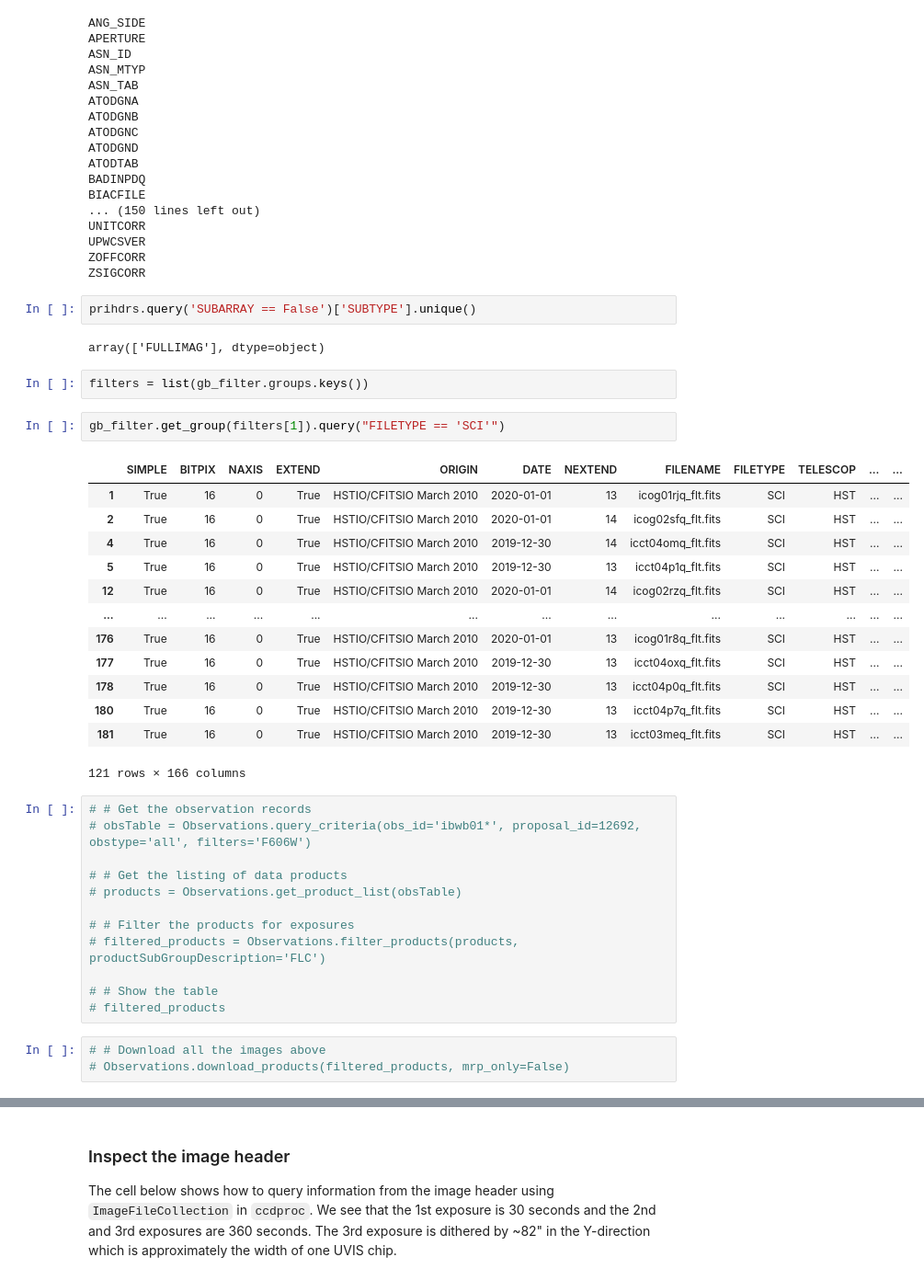
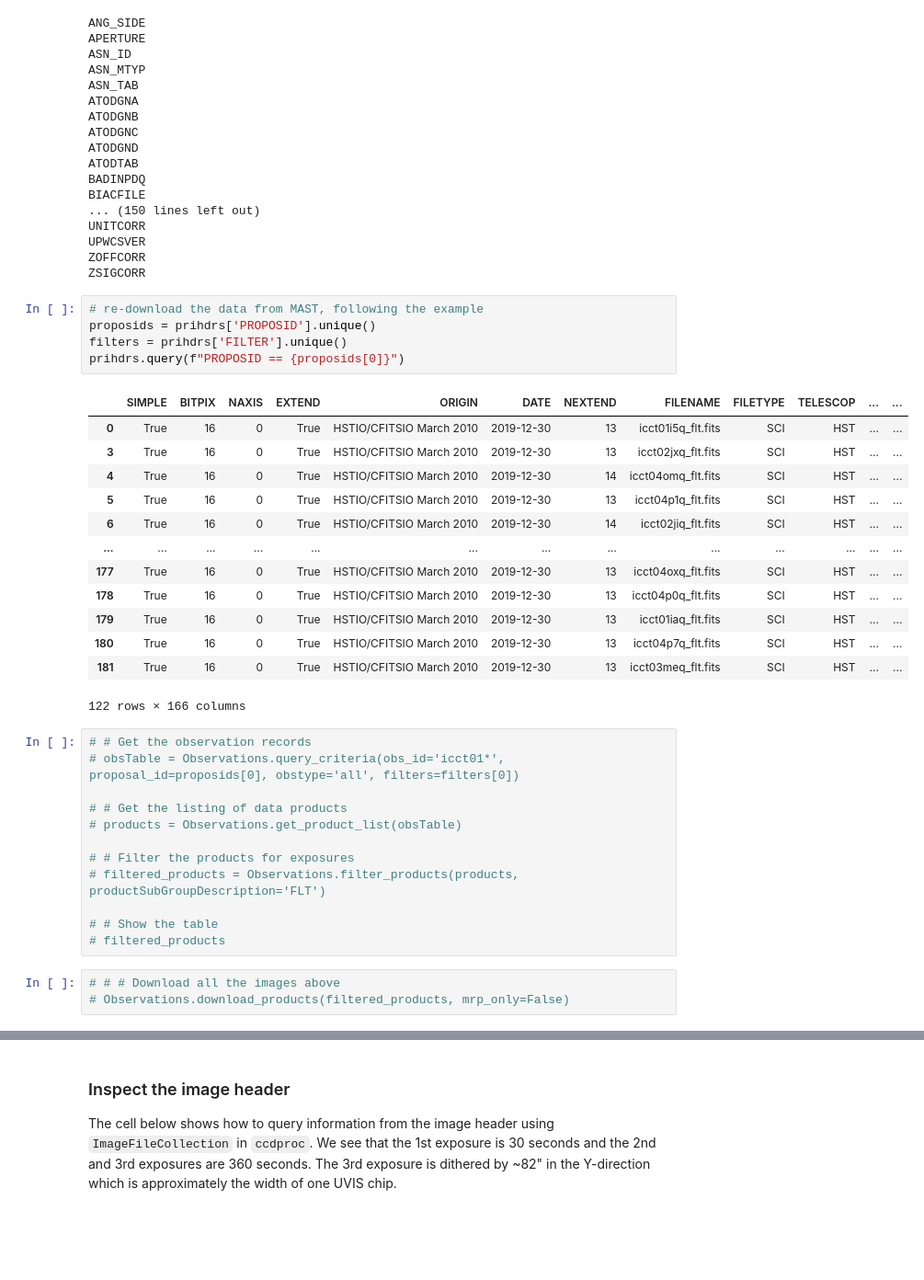
Before and after one commit to aggle/public_wifi, a Jupyter notebook: align_tr14_to_gaia.ipynb, the cells around one changed output, grey strips where cells are left out. Shown: that part at 92% size. Saved outputs shown, nothing was run; the diff lists cells and outputs as text; blank space fills up the shorter version.

```diff
--- a/align_tr14_to_gaia.ipynb
+++ b/align_tr14_to_gaia.ipynb
@@ -91,42 +91,39 @@ UNITCORR
 UPWCSVER
 ZOFFCORR
 ZSIGCORR
-# %%
-prihdrs.query('SUBARRAY == False')['SUBTYPE'].unique()
-# %% [output]
-array(['FULLIMAG'], dtype=object)
-# %%
-filters = list(gb_filter.groups.keys())
-# %%
-gb_filter.get_group(filters[1]).query("FILETYPE == 'SCI'")
-# %% [output]
-|  | SIMPLE | BITPIX | NAXIS | EXTEND | ORIGIN | DATE | NEXTEND | FILENAME | FILETYPE | TELESCOP | ... | ... |
-| 1 | True | 16 | 0 | True | HSTIO/CFITSIO March 2010 | 2020-01-01 | 13 | icog01rjq_flt.fits | SCI | HST | ... | ... |
-| 2 | True | 16 | 0 | True | HSTIO/CFITSIO March 2010 | 2020-01-01 | 14 | icog02sfq_flt.fits | SCI | HST | ... | ... |
-| 4 | True | 16 | 0 | True | HSTIO/CFITSIO March 2010 | 2019-12-30 | 14 | icct04omq_flt.fits | SCI | HST | ... | ... |
-| 5 | True | 16 | 0 | True | HSTIO/CFITSIO March 2010 | 2019-12-30 | 13 | icct04p1q_flt.fits | SCI | HST | ... | ... |
-| 12 | True | 16 | 0 | True | HSTIO/CFITSIO March 2010 | 2020-01-01 | 14 | icog02rzq_flt.fits | SCI | HST | ... | ... |
-| ... | ... | ... | ... | ... | ... | ... | ... | ... | ... | ... | ... | ... |
-| 176 | True | 16 | 0 | True | HSTIO/CFITSIO March 2010 | 2020-01-01 | 13 | icog01r8q_flt.fits | SCI | HST | ... | ... |
-| 177 | True | 16 | 0 | True | HSTIO/CFITSIO March 2010 | 2019-12-30 | 13 | icct04oxq_flt.fits | SCI | HST | ... | ... |
-| 178 | True | 16 | 0 | True | HSTIO/CFITSIO March 2010 | 2019-12-30 | 13 | icct04p0q_flt.fits | SCI | HST | ... | ... |
-| 180 | True | 16 | 0 | True | HSTIO/CFITSIO March 2010 | 2019-12-30 | 13 | icct04p7q_flt.fits | SCI | HST | ... | ... |
-| 181 | True | 16 | 0 | True | HSTIO/CFITSIO March 2010 | 2019-12-30 | 13 | icct03meq_flt.fits | SCI | HST | ... | ... |
-121 rows × 166 columns
+# %%
+# re-download the data from MAST, following the example
+proposids = prihdrs['PROPOSID'].unique()
+filters = prihdrs['FILTER'].unique()
+prihdrs.query(f"PROPOSID == {proposids[0]}")
+# %% [output]
+|  | SIMPLE | BITPIX | NAXIS | EXTEND | ORIGIN | DATE | NEXTEND | FILENAME | FILETYPE | TELESCOP | ... | ... |
+| 0 | True | 16 | 0 | True | HSTIO/CFITSIO March 2010 | 2019-12-30 | 13 | icct01i5q_flt.fits | SCI | HST | ... | ... |
+| 3 | True | 16 | 0 | True | HSTIO/CFITSIO March 2010 | 2019-12-30 | 13 | icct02jxq_flt.fits | SCI | HST | ... | ... |
+| 4 | True | 16 | 0 | True | HSTIO/CFITSIO March 2010 | 2019-12-30 | 14 | icct04omq_flt.fits | SCI | HST | ... | ... |
+| 5 | True | 16 | 0 | True | HSTIO/CFITSIO March 2010 | 2019-12-30 | 13 | icct04p1q_flt.fits | SCI | HST | ... | ... |
+| 6 | True | 16 | 0 | True | HSTIO/CFITSIO March 2010 | 2019-12-30 | 14 | icct02jiq_flt.fits | SCI | HST | ... | ... |
+| ... | ... | ... | ... | ... | ... | ... | ... | ... | ... | ... | ... | ... |
+| 177 | True | 16 | 0 | True | HSTIO/CFITSIO March 2010 | 2019-12-30 | 13 | icct04oxq_flt.fits | SCI | HST | ... | ... |
+| 178 | True | 16 | 0 | True | HSTIO/CFITSIO March 2010 | 2019-12-30 | 13 | icct04p0q_flt.fits | SCI | HST | ... | ... |
+| 179 | True | 16 | 0 | True | HSTIO/CFITSIO March 2010 | 2019-12-30 | 13 | icct01iaq_flt.fits | SCI | HST | ... | ... |
+| 180 | True | 16 | 0 | True | HSTIO/CFITSIO March 2010 | 2019-12-30 | 13 | icct04p7q_flt.fits | SCI | HST | ... | ... |
+| 181 | True | 16 | 0 | True | HSTIO/CFITSIO March 2010 | 2019-12-30 | 13 | icct03meq_flt.fits | SCI | HST | ... | ... |
+122 rows × 166 columns
 # %%
 # # Get the observation records
-# obsTable = Observations.query_criteria(obs_id='ibwb01*', proposal_id=12692, obstype='all', filters='F606W')
+# obsTable = Observations.query_criteria(obs_id='icct01*', proposal_id=proposids[0], obstype='all', filters=filters[0])
 
 # # Get the listing of data products
 # products = Observations.get_product_list(obsTable)
 
 # # Filter the products for exposures
-# filtered_products = Observations.filter_products(products, productSubGroupDescription='FLC')
+# filtered_products = Observations.filter_products(products, productSubGroupDescription='FLT')
 
 # # Show the table
 # filtered_products
 # %%
-# # Download all the images above
+# # # Download all the images above
 # Observations.download_products(filtered_products, mrp_only=False)
 # %%
 # # For convenience, move the products into the current directory.
```
Also changed, not shown: parts of 7 cells of this notebook, 3 other files.
